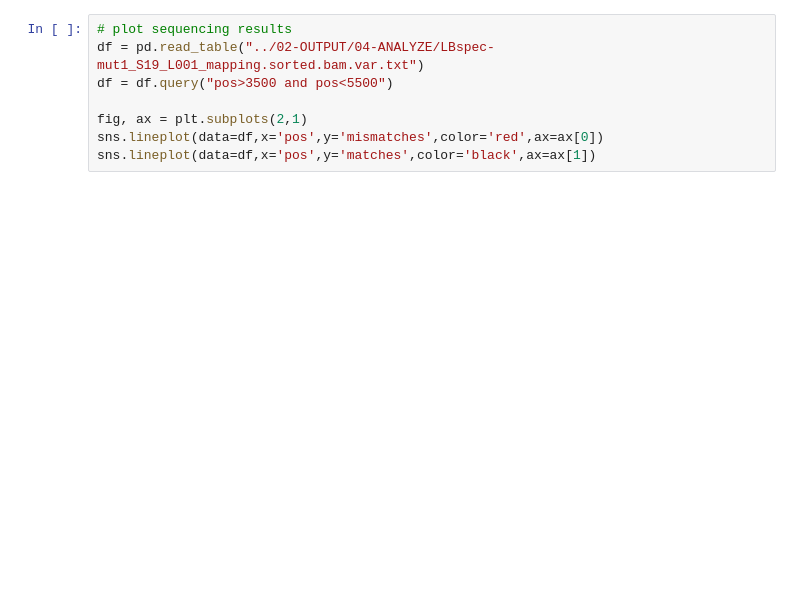
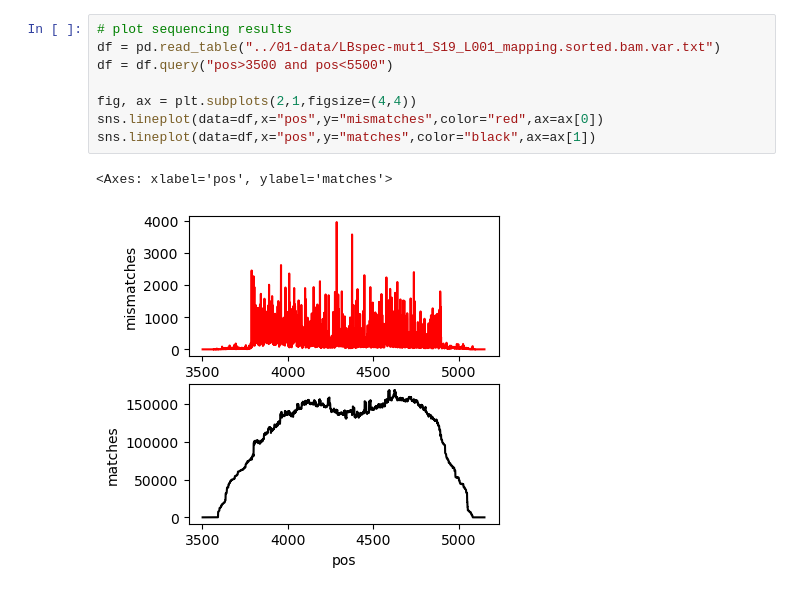
Before and after one commit to shih-lab/origin_story, a Jupyter notebook: 02-code/02-plot_SNP_data.ipynb, the cells around one changed output. Cells and saved outputs as stored; diff of their text form; blank space fills up the shorter version.

```diff
--- a/02-code/02-plot_SNP_data.ipynb
+++ b/02-code/02-plot_SNP_data.ipynb
@@ -25,9 +25,12 @@ Python 3.9.13 [Tue Sep 24, 2024 09:28:06]
 # %%
 # plot sequencing results
-df = pd.read_table("../02-OUTPUT/04-ANALYZE/LBspec-mut1_S19_L001_mapping.sorted.bam.var.txt")
+df = pd.read_table("../01-data/LBspec-mut1_S19_L001_mapping.sorted.bam.var.txt")
 df = df.query("pos>3500 and pos<5500")
 
-fig, ax = plt.subplots(2,1)
-sns.lineplot(data=df,x='pos',y='mismatches',color='red',ax=ax[0])
-sns.lineplot(data=df,x='pos',y='matches',color='black',ax=ax[1])
+fig, ax = plt.subplots(2,1,figsize=(4,4))
+sns.lineplot(data=df,x="pos",y="mismatches",color="red",ax=ax[0])
+sns.lineplot(data=df,x="pos",y="matches",color="black",ax=ax[1])
+# %% [output]
+<Axes: xlabel='pos', ylabel='matches'>
+[figure, added]
 # %%
```
Also changed, not shown: parts of 3 cells of this notebook, 2 other files.
